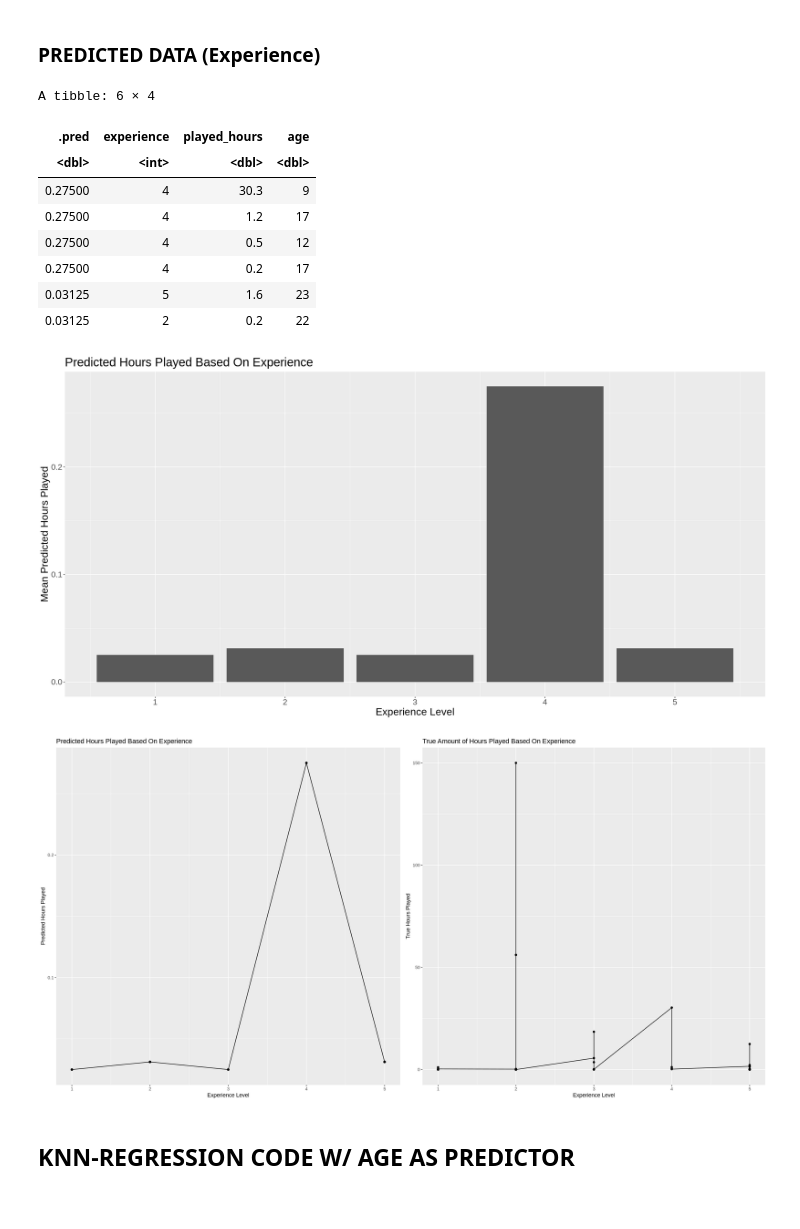
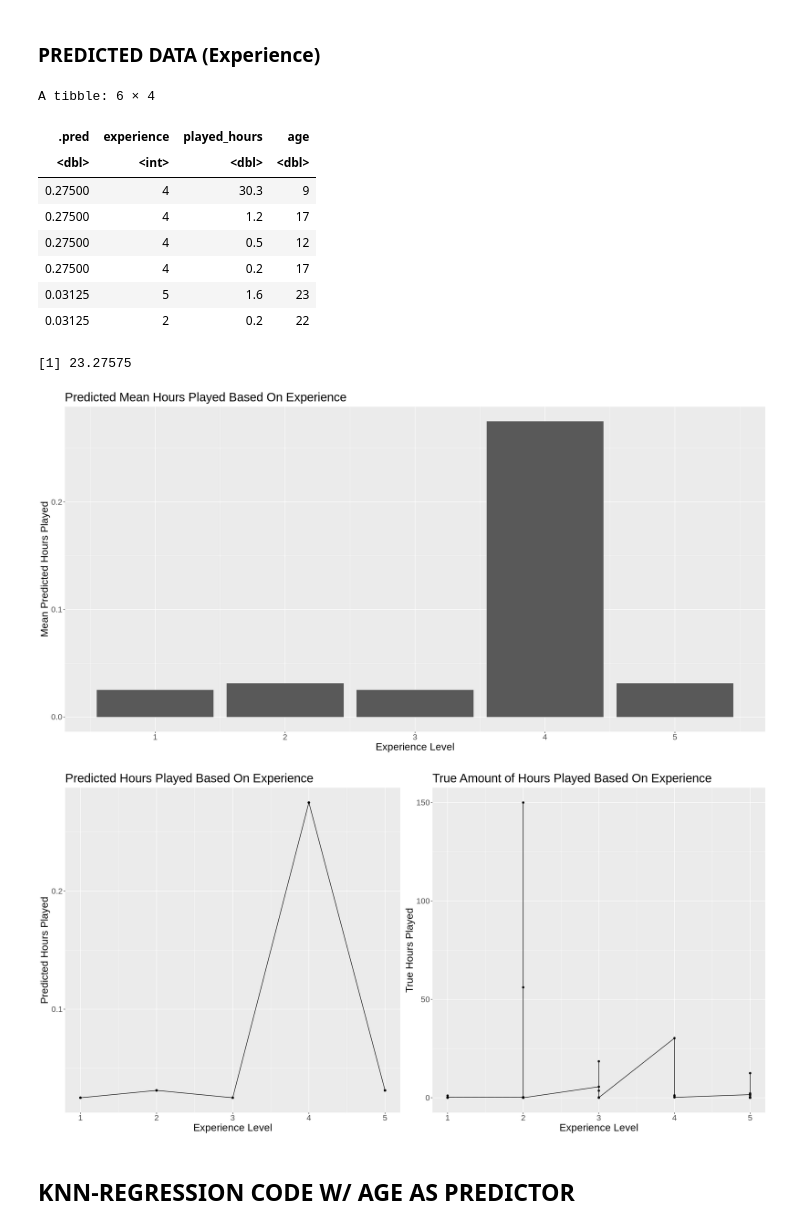
Before and after one commit to 04thvs/dsci100_39, a Jupyter notebook: code.ipynb, the cells around one changed output. Drawn from its saved outputs; the diff is of its cells as text; code cells hidden in the pictures.

```diff
--- a/code.ipynb
+++ b/code.ipynb
@@ -224,6 +260,15 @@ experience_preds <- experience_fit |>
     bind_cols(players_testing)|>
     arrange(desc(.pred))
 head(experience_preds)
+
+experience_rmspe <- experience_fit |>
+    predict(players_testing)|>
+    bind_cols(players_testing)|>
+    metrics(truth = played_hours, estimate = .pred)|>
+    filter(.metric == 'rmse')|>
+    select(.estimate)|>
+    pull()
+experience_rmspe
 
 experience_viz_tbl <- experience_preds |>
 group_by(experience) |>
@@ -235,38 +280,39 @@ geom_bar(stat = 'identity') +
 labs(y = 'Mean Predicted Hours Played', x = 'Experience Level') +
 ggtitle('Predicted Mean Hours Played Based On Experience') +
 theme(text = element_text(size = 20))
-experience_preds_viz
+experience_mean_viz
 
 experience_scatter_viz <- experience_preds |>
 ggplot(aes(x = experience, y = .pred)) +
 geom_point() +
 geom_line(aes(x = experience, y = .pred)) +
 labs(x = 'Experience Level', y = 'Predicted Hours Played') +
 ggtitle('Predicted Hours Played Based On Experience') +
 theme(text = element_text(size = 20))
 
 true_val_viz <- experience_preds |>
 ggplot(aes(x = experience, y = played_hours)) +
 geom_point() +
 geom_line(aes(x = experience, y = played_hours)) +
 labs(x = 'Experience Level', y = 'True Hours Played') +
 ggtitle('True Amount of Hours Played Based On Experience') +
 theme(text = element_text(size = 20))
 
 true_val_and_preds <- plot_grid(experience_scatter_viz, true_val_viz)
 true_val_and_preds
 # %% [output]
 A tibble: 6 × 4
 | .pred | experience | played_hours | age |
 | <dbl> | <int> | <dbl> | <dbl> |
 | 0.27500 | 4 | 30.3 | 9 |
 | 0.27500 | 4 | 1.2 | 17 |
 | 0.27500 | 4 | 0.5 | 12 |
 | 0.27500 | 4 | 0.2 | 17 |
 | 0.03125 | 5 | 1.6 | 23 |
 | 0.03125 | 2 | 0.2 | 22 |
+[1] 23.27575
-[figure, old version]
+[figure, new version]
-[figure, old version]
+[figure, new version]
 # %% [markdown]
 ## KNN-REGRESSION CODE W/ AGE AS PREDICTOR
 # %%
```
Also changed, not shown: parts of 10 cells of this notebook.
